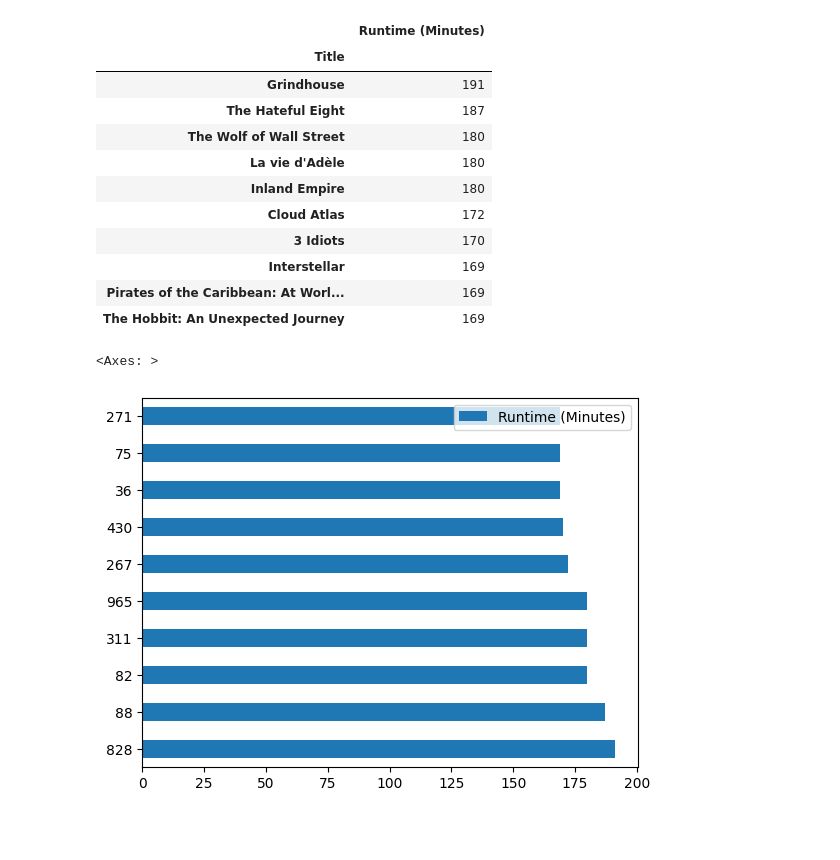
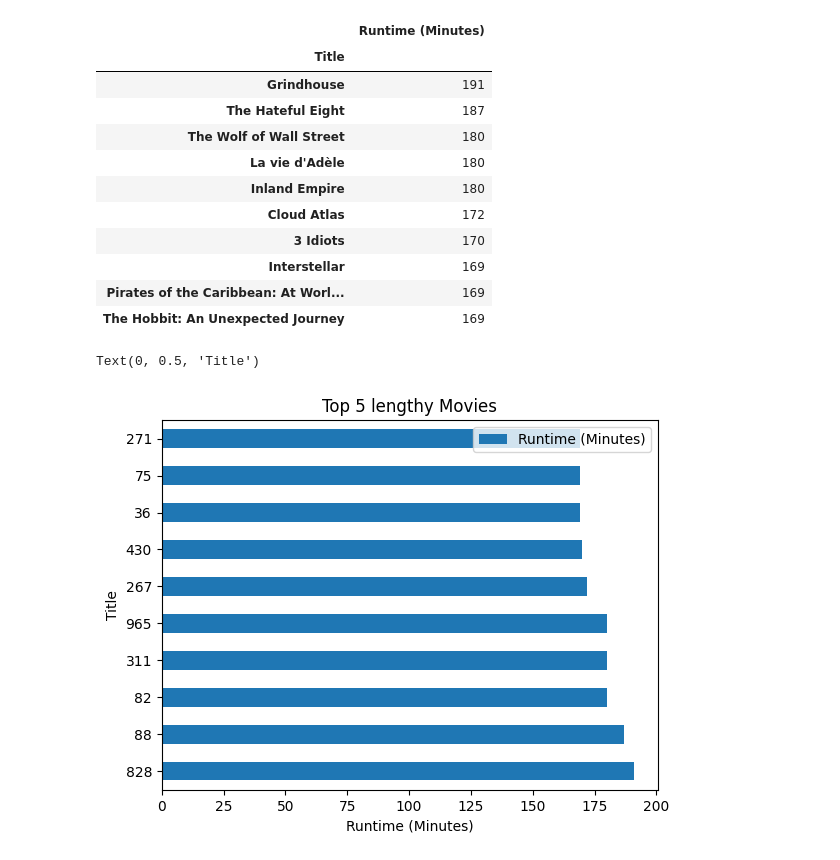
Before and after one commit to Code-with-lata/Data-Visualization, a Jupyter notebook: Python_Project.ipynb, the cells around one changed output. Cells and saved outputs as stored; diff of their text form; code cells hidden in the pictures; blank space fills up the shorter version.

```diff
--- a/Python_Project.ipynb
+++ b/Python_Project.ipynb
@@ -216,11 +219,17 @@ top10_len.set_index('Title')
 | Interstellar | 169 |
 | Pirates of the Caribbean: At Worl... | 169 |
 | The Hobbit: An Unexpected Journey | 169 |
-# %%
-top10_len.plot(kind='barh')
-# %% [output]
-<Axes: >
-[figure, removed]
+# %%
+# sns.barplot(top10_len['Runtime (Minutes)'],y=top10_len.index)
+
+# plt.show()
+top10_len.plot(kind='barh')
+plt.title("Top 5 lengthy Movies")
+plt.xlabel('Runtime (Minutes)')
+plt.ylabel('Title')
+# %% [output]
+Text(0, 0.5, 'Title')
+[figure, added]
 # %%
 # Display no of movies per year
 movies_count = data['Year'].value_counts()
```
Also changed, not shown: parts of 15 cells of this notebook.
